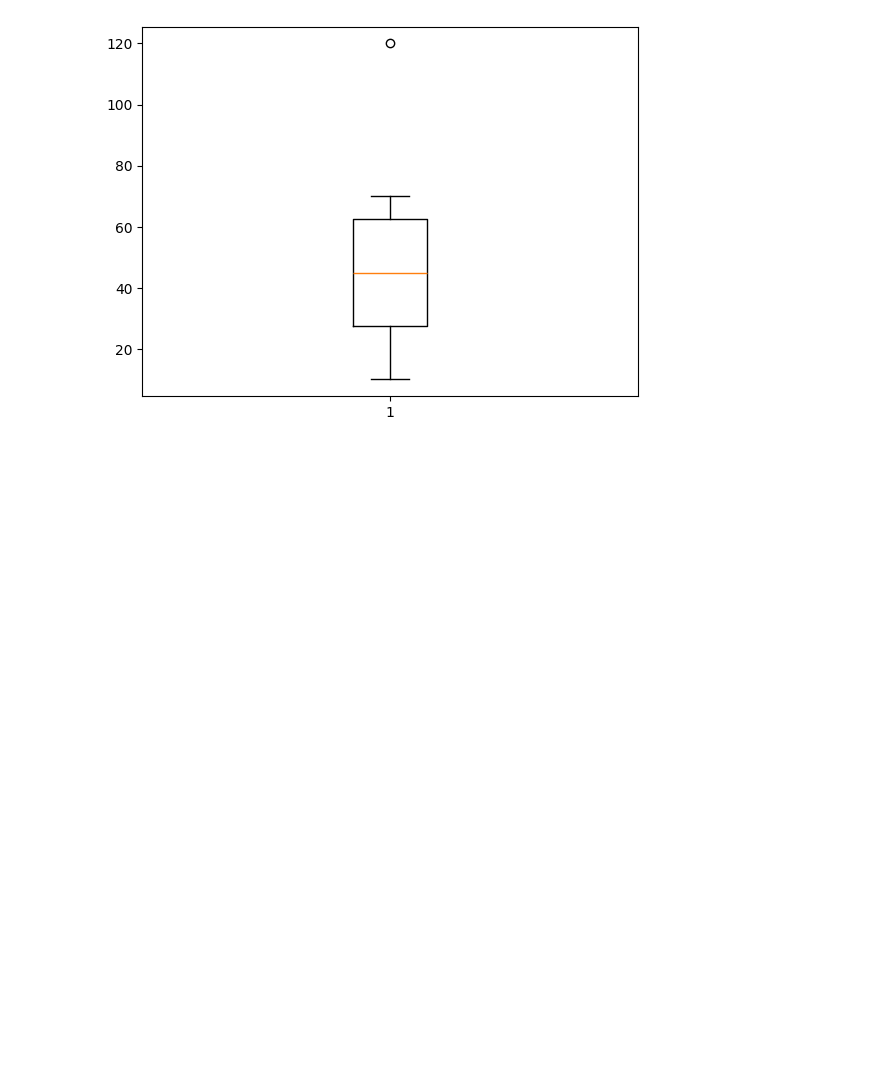
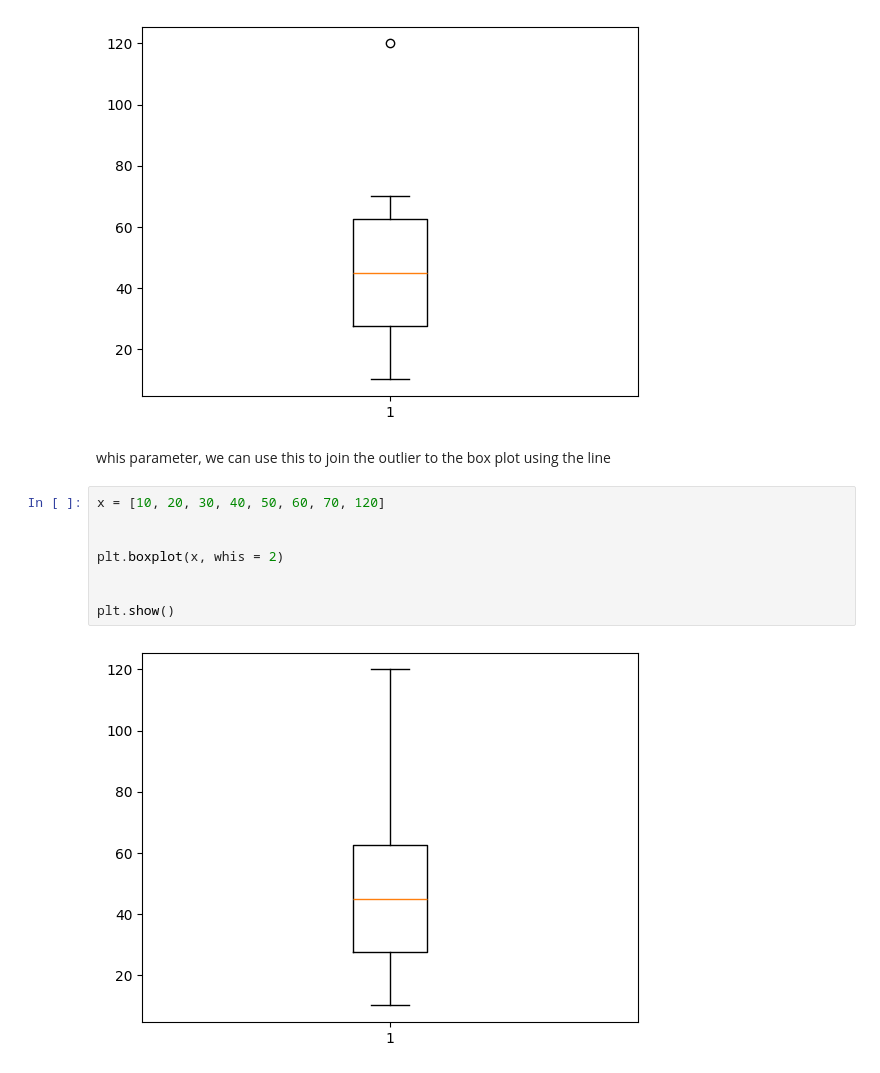
Before and after one commit to Musawer-Afzal/AI-Engineering, a Jupyter notebook: Matplotlib/Box_and_Whisker_plot.ipynb, the cells around one changed output. Saved outputs shown, nothing was run; the diff lists cells and outputs as text; blank space fills up the shorter version.

Commit message:
whis parameter, join the outlier to Box Plot

```diff
--- a/Matplotlib/Box_and_Whisker_plot.ipynb
+++ b/Matplotlib/Box_and_Whisker_plot.ipynb
@@ -93,3 +93,15 @@ plt.boxplot(x)
 plt.show()
 # %% [output]
 [figure]
+# %% [markdown]
+whis parameter, we can use this to join the outlier to the box plot using the line
+# %%
+x = [10, 20, 30, 40, 50, 60, 70, 120]
+
+
+plt.boxplot(x, whis = 2)
+
+
+plt.show()
+# %% [output]
+[figure, added]
```
